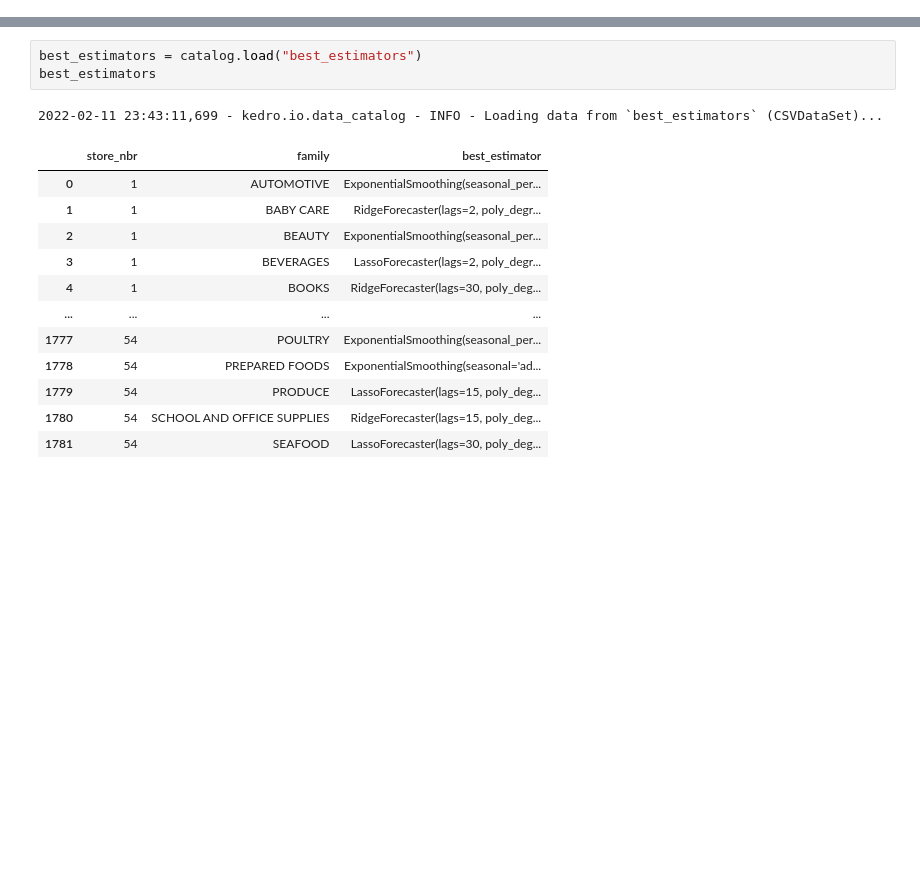
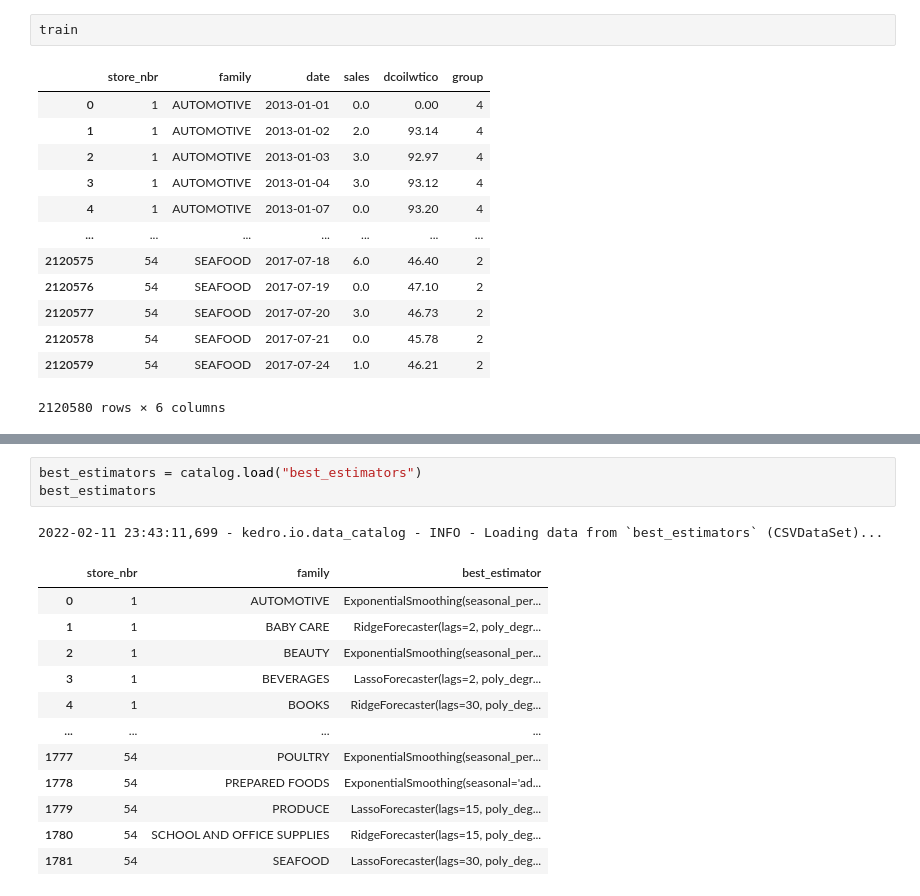
Before and after one commit to matheusfsa/time_series_kedro, a Jupyter notebook: notebooks/eda.ipynb, the cells around one changed output, grey strips where cells are left out. Cells and saved outputs as stored; diff of their text form; blank space fills up the shorter version.

```diff
--- a/notebooks/eda.ipynb
+++ b/notebooks/eda.ipynb
@@ -20,0 +21,16 @@ seg_metrics = catalog.load("seg_metrics")
+# %%
+train
+# %% [output]
+|  | store_nbr | family | date | sales | dcoilwtico | group |
+| 0 | 1 | AUTOMOTIVE | 2013-01-01 | 0.0 | 0.00 | 4 |
+| 1 | 1 | AUTOMOTIVE | 2013-01-02 | 2.0 | 93.14 | 4 |
+| 2 | 1 | AUTOMOTIVE | 2013-01-03 | 3.0 | 92.97 | 4 |
+| 3 | 1 | AUTOMOTIVE | 2013-01-04 | 3.0 | 93.12 | 4 |
+| 4 | 1 | AUTOMOTIVE | 2013-01-07 | 0.0 | 93.20 | 4 |
+| ... | ... | ... | ... | ... | ... | ... |
+| 2120575 | 54 | SEAFOOD | 2017-07-18 | 6.0 | 46.40 | 2 |
+| 2120576 | 54 | SEAFOOD | 2017-07-19 | 0.0 | 47.10 | 2 |
+| 2120577 | 54 | SEAFOOD | 2017-07-20 | 3.0 | 46.73 | 2 |
+| 2120578 | 54 | SEAFOOD | 2017-07-21 | 0.0 | 45.78 | 2 |
+| 2120579 | 54 | SEAFOOD | 2017-07-24 | 1.0 | 46.21 | 2 |
+2120580 rows × 6 columns
```
Also changed, not shown: parts of 3 cells of this notebook, 5 other files.
